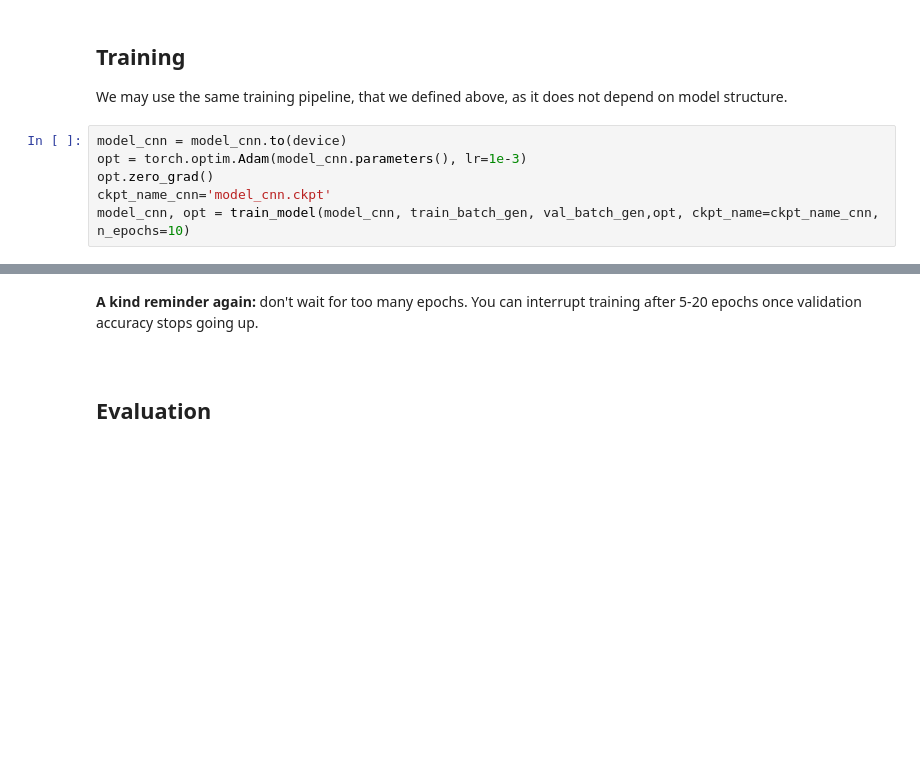
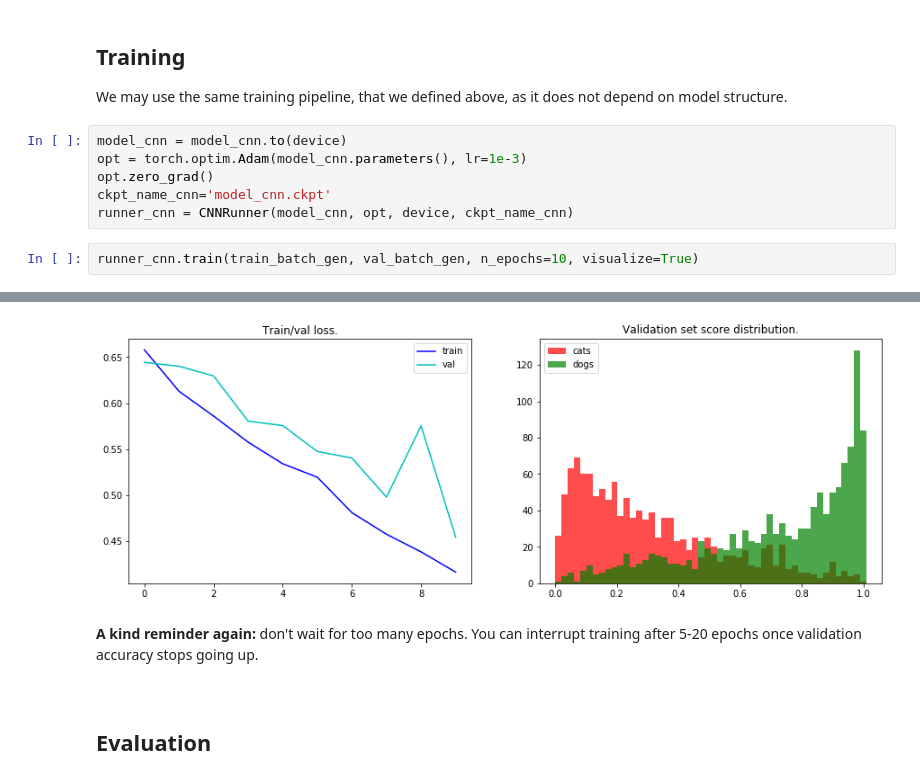
Before and after one commit to girafe-ai/ml-course, a Jupyter notebook: week0_11_CNN/week11_cnn_seminar.ipynb, the cells around one changed output, grey strips where cells are left out. Cells and saved outputs as stored; diff of their text form; blank space fills up the shorter version.

````diff
--- a/week0_11_CNN/week11_cnn_seminar.ipynb
+++ b/week0_11_CNN/week11_cnn_seminar.ipynb
@@ -535,4 +651,7 @@ model_cnn = model_cnn.to(device)
 opt = torch.optim.Adam(model_cnn.parameters(), lr=1e-3)
 opt.zero_grad()
 ckpt_name_cnn='model_cnn.ckpt'
-model_cnn, opt = train_model(model_cnn, train_batch_gen, val_batch_gen,opt, ckpt_name=ckpt_name_cnn, n_epochs=10)
+runner_cnn = CNNRunner(model_cnn, opt, device, ckpt_name_cnn)
+# %%
+runner_cnn.train(train_batch_gen, val_batch_gen, n_epochs=10, visualize=True)
+# %% [output]
@@ -539,3 +659,4 @@ model_cnn, opt = train_model(model_cnn, train_batch_gen, val_batch_gen,opt, ckpt
+[figure, added]
 # %% [markdown]
 **A kind reminder again:** don't wait for too many  epochs. You can interrupt training after 5-20 epochs once validation accuracy stops going up.
 ```
````
Also changed, not shown: parts of 39 cells of this notebook.
